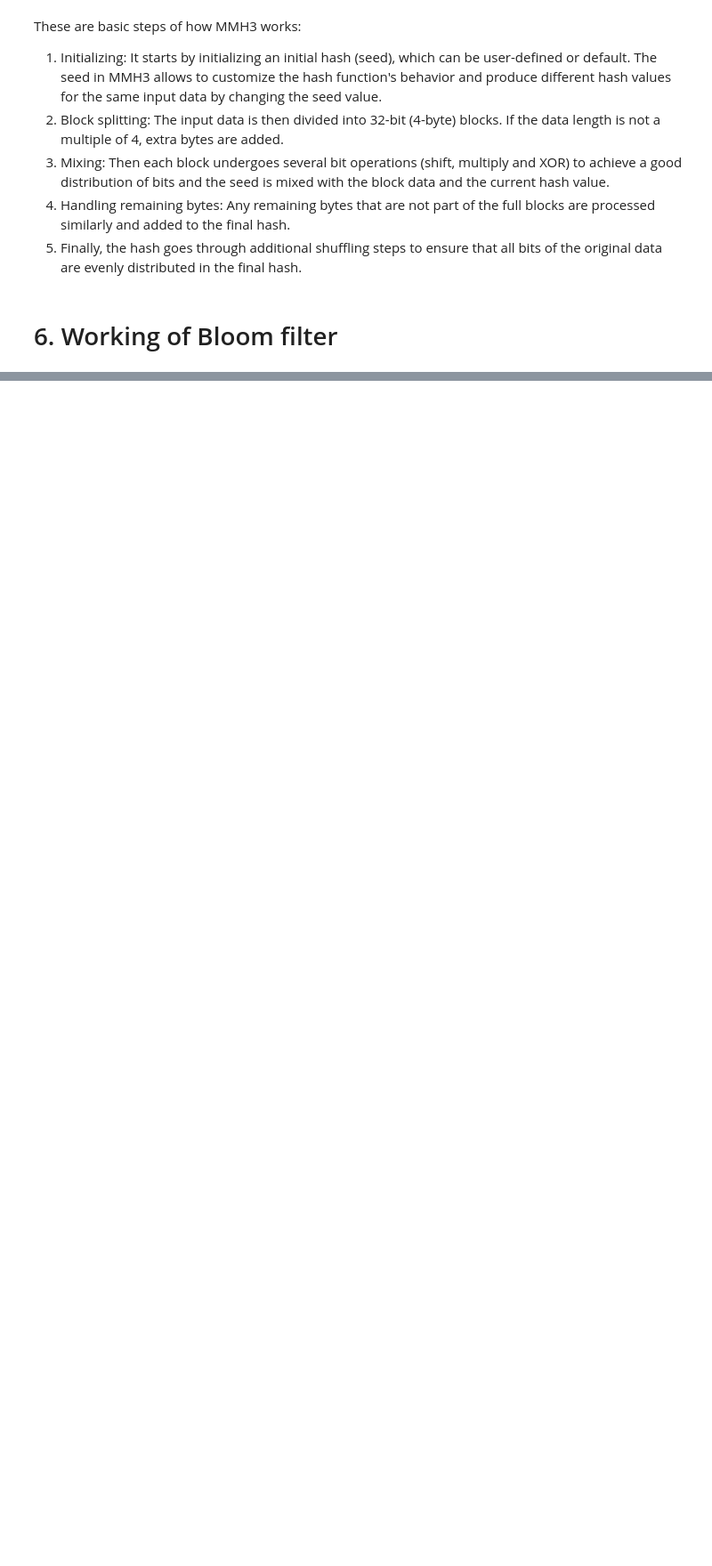
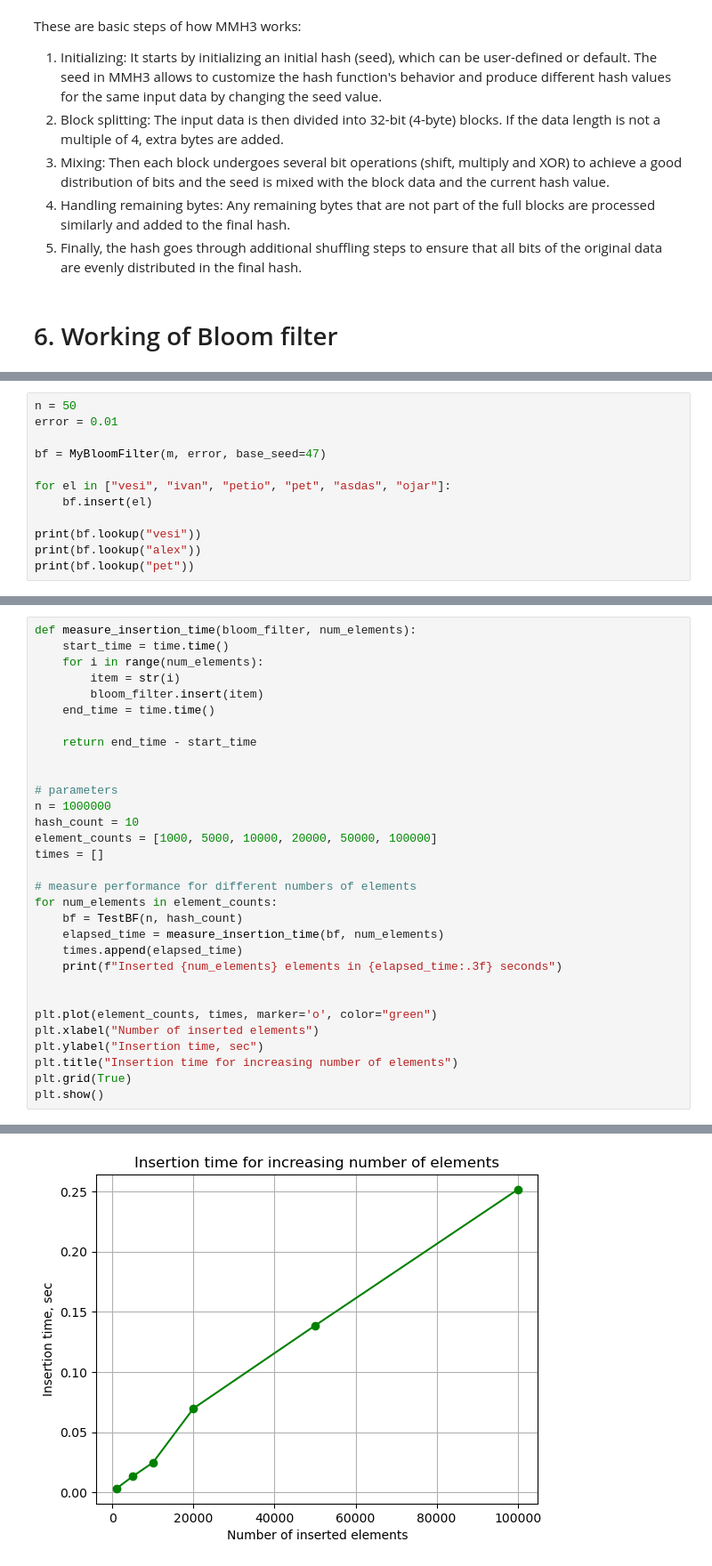
Before and after one commit to vessln/Math_concepts_for_developers, a Jupyter notebook: Personal project/bloom_filter.ipynb, the cells around one changed output, grey strips where cells are left out. Shown at 89% size. Drawn from its saved outputs; the diff is of its cells as text; blank space fills up the shorter version.

```diff
--- a/Personal project/bloom_filter.ipynb
+++ b/Personal project/bloom_filter.ipynb
@@ -333,0 +440,12 @@ The optimal number *k* of hash functions is: $$ k = \frac{m}{n}\ln(2)$$
+# %%
+n = 50
+error = 0.01
+
+bf = MyBloomFilter(m, error, base_seed=47)
+
+for el in ["vesi", "ivan", "petio", "pet", "asdas", "ojar"]:
+    bf.insert(el)
+
+print(bf.lookup("vesi"))
+print(bf.lookup("alex"))
+print(bf.lookup("pet"))
@@ -333,0 +482,32 @@ The optimal number *k* of hash functions is: $$ k = \frac{m}{n}\ln(2)$$
+# %%
+def measure_insertion_time(bloom_filter, num_elements):
+    start_time = time.time()
+    for i in range(num_elements):
+        item = str(i)
+        bloom_filter.insert(item)
+    end_time = time.time()
+
+    return end_time - start_time
+
+
+# parameters
+n = 1000000
+hash_count = 10
+element_counts = [1000, 5000, 10000, 20000, 50000, 100000]
+times = []
+
+# measure performance for different numbers of elements
+for num_elements in element_counts:
+    bf = TestBF(n, hash_count)
+    elapsed_time = measure_insertion_time(bf, num_elements)
+    times.append(elapsed_time)
+    print(f"Inserted {num_elements} elements in {elapsed_time:.3f} seconds")
+
+
+plt.plot(element_counts, times, marker='o', color="green")
+plt.xlabel("Number of inserted elements")
+plt.ylabel("Insertion time, sec")
+plt.title("Insertion time for increasing number of elements")
+plt.grid(True)
+plt.show()
+# %% [output]
@@ -333,0 +520 @@ The optimal number *k* of hash functions is: $$ k = \frac{m}{n}\ln(2)$$
+[figure, added]
```
Also changed, not shown: parts of 29 cells of this notebook, 2 other files.
